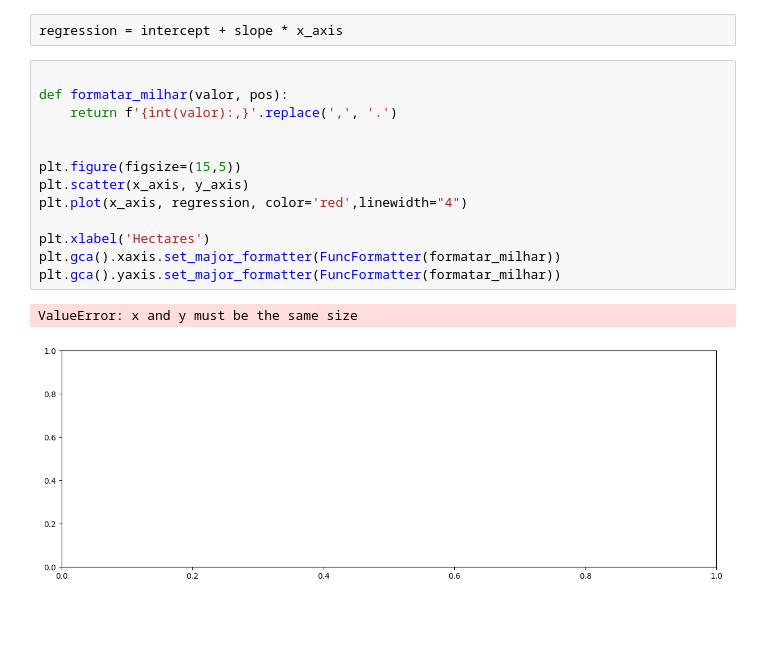
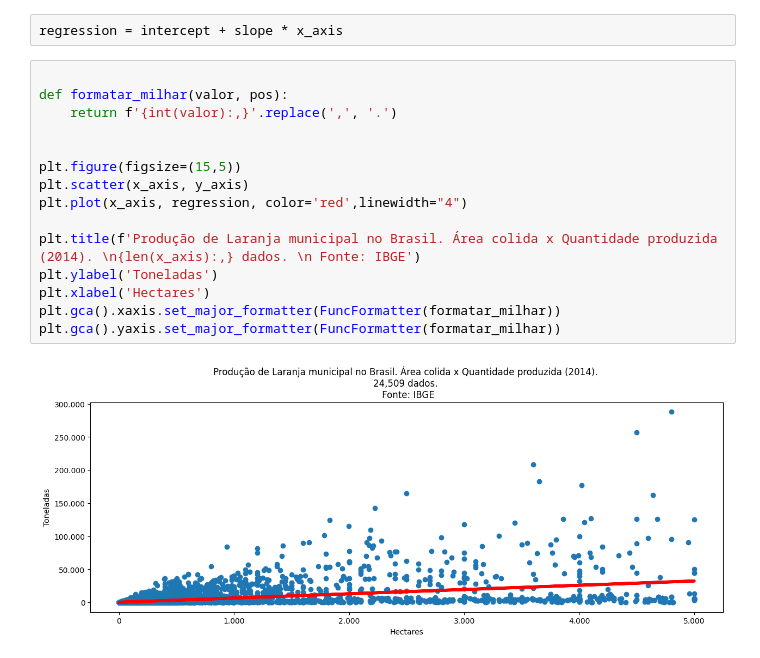
Before and after one commit to wdvictor/linear-regression, a Jupyter notebook: raw_main.ipynb, the cells around one changed output. Cells and saved outputs as stored; diff of their text form; blank space fills up the shorter version.

```diff
--- a/raw_main.ipynb
+++ b/raw_main.ipynb
@@ -53,16 +53,17 @@ regression = intercept + slope * x_axis
 # %%
 
 def formatar_milhar(valor, pos):
     return f'{int(valor):,}'.replace(',', '.')
 
 
 plt.figure(figsize=(15,5))
 plt.scatter(x_axis, y_axis)
 plt.plot(x_axis, regression, color='red',linewidth="4")
 
+plt.title(f'Produção de Laranja municipal no Brasil. Área colida x Quantidade produzida (2014). \n{len(x_axis):,} dados. \n Fonte: IBGE')
+plt.ylabel('Toneladas')
 plt.xlabel('Hectares')
 plt.gca().xaxis.set_major_formatter(FuncFormatter(formatar_milhar))
 plt.gca().yaxis.set_major_formatter(FuncFormatter(formatar_milhar))
 # %% [output]
-ValueError: x and y must be the same size
-[figure, old version]
+[figure, new version]
```
Also changed, not shown: parts of 1 cell of this notebook, 1 other file.
